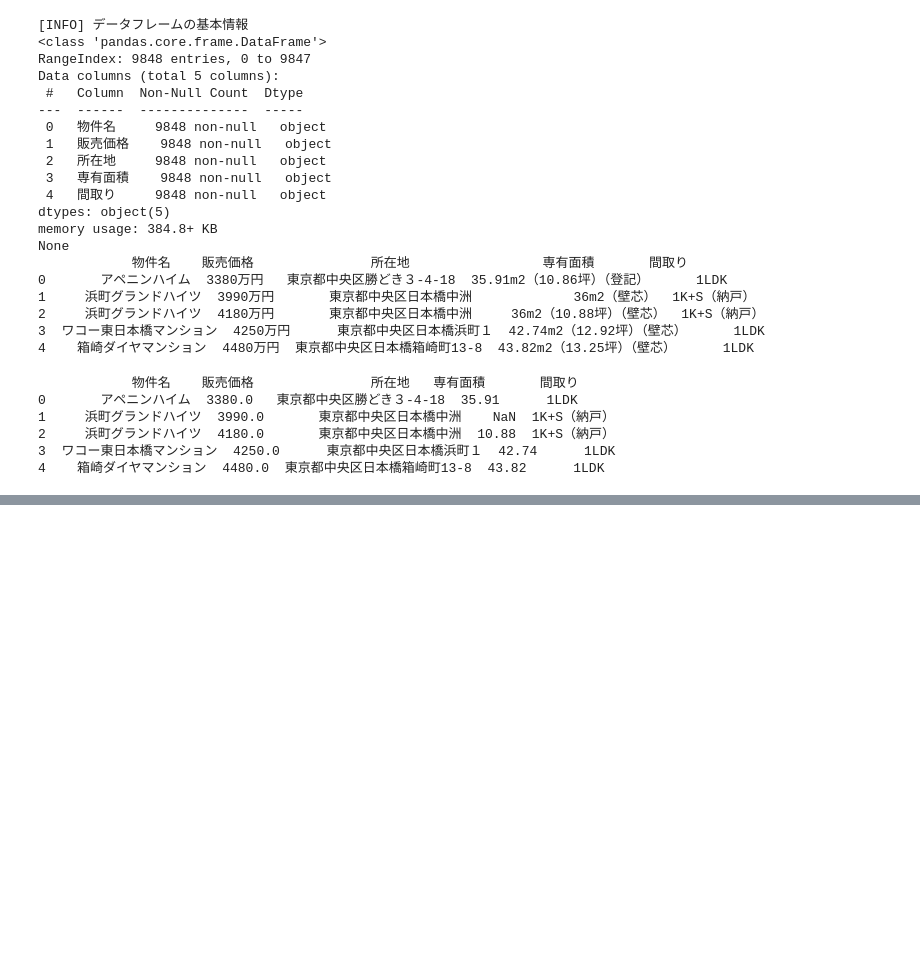
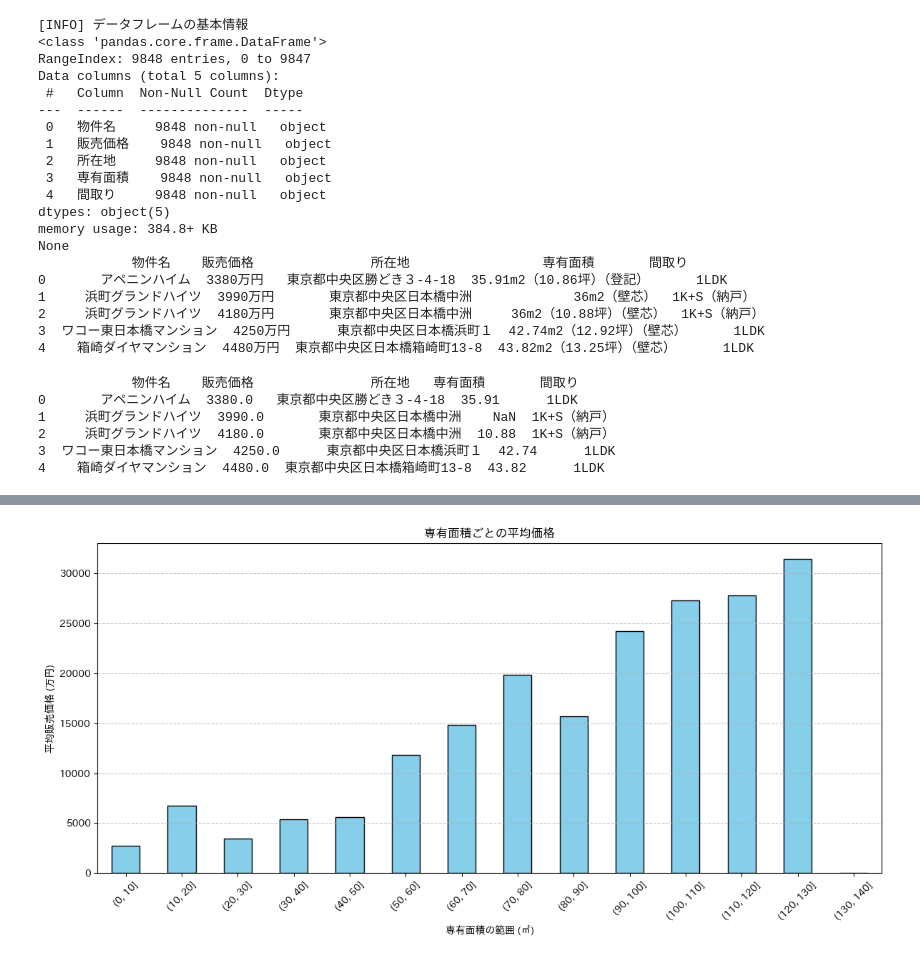
Before and after one commit to Haruto0011/DSprogFinalProject, a Jupyter notebook: analyze_tokyo_properties.ipynb, the cells around one changed output, grey strips where cells are left out. Saved outputs shown, nothing was run; the diff lists cells and outputs as text; code cells hidden in the pictures; blank space fills up the shorter version.

```diff
--- a/analyze_tokyo_properties.ipynb
+++ b/analyze_tokyo_properties.ipynb
@@ -74,0 +90,24 @@ print(all_data.head())
+# %%
+# 専有面積の範囲を指定してグループ化し、平均価格を計算
+bins = range(0, 150, 10)  # 0㎡から150㎡まで10㎡ごとに区切る
+all_data['面積区分'] = pd.cut(all_data['専有面積'], bins)
+
+# 各範囲の平均販売価格を計算
+area_price_avg = all_data.groupby('面積区分')['販売価格'].mean()
+
+# ヒストグラムをプロット
+plt.figure(figsize=(12, 6))
+area_price_avg.plot(kind='bar', color='skyblue', edgecolor='black')
+
+# グラフの設定
+plt.title('専有面積ごとの平均価格')
+plt.xlabel('専有面積の範囲 (㎡)')
+plt.ylabel('平均販売価格 (万円)')
+plt.grid(axis='y', linestyle='--', alpha=0.7)
+plt.xticks(rotation=45)
+plt.tight_layout()
+
+# グラフ表示
+plt.show()
+# %% [output]
+[figure, added]
```
Also changed, not shown: parts of 10 cells of this notebook.
